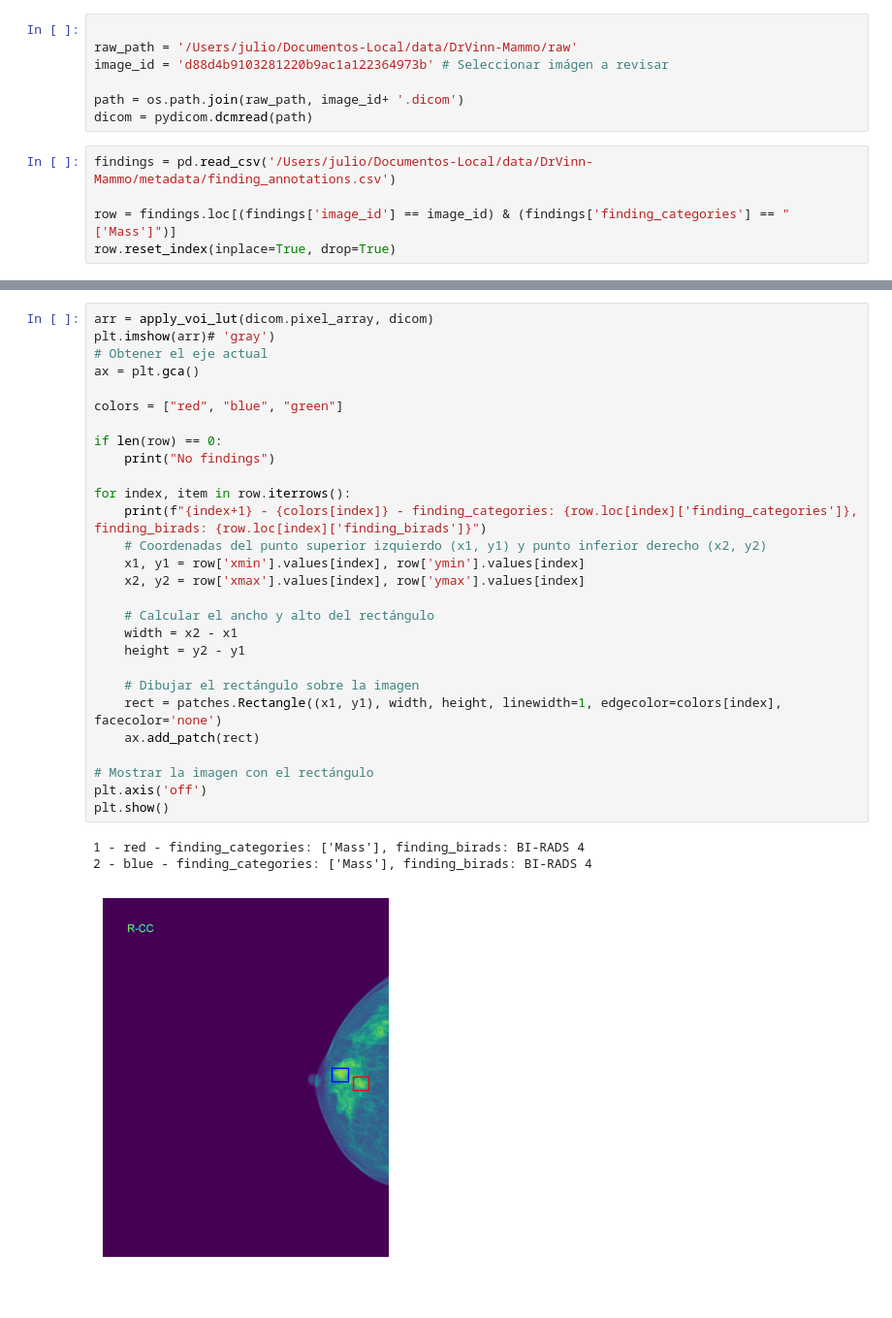
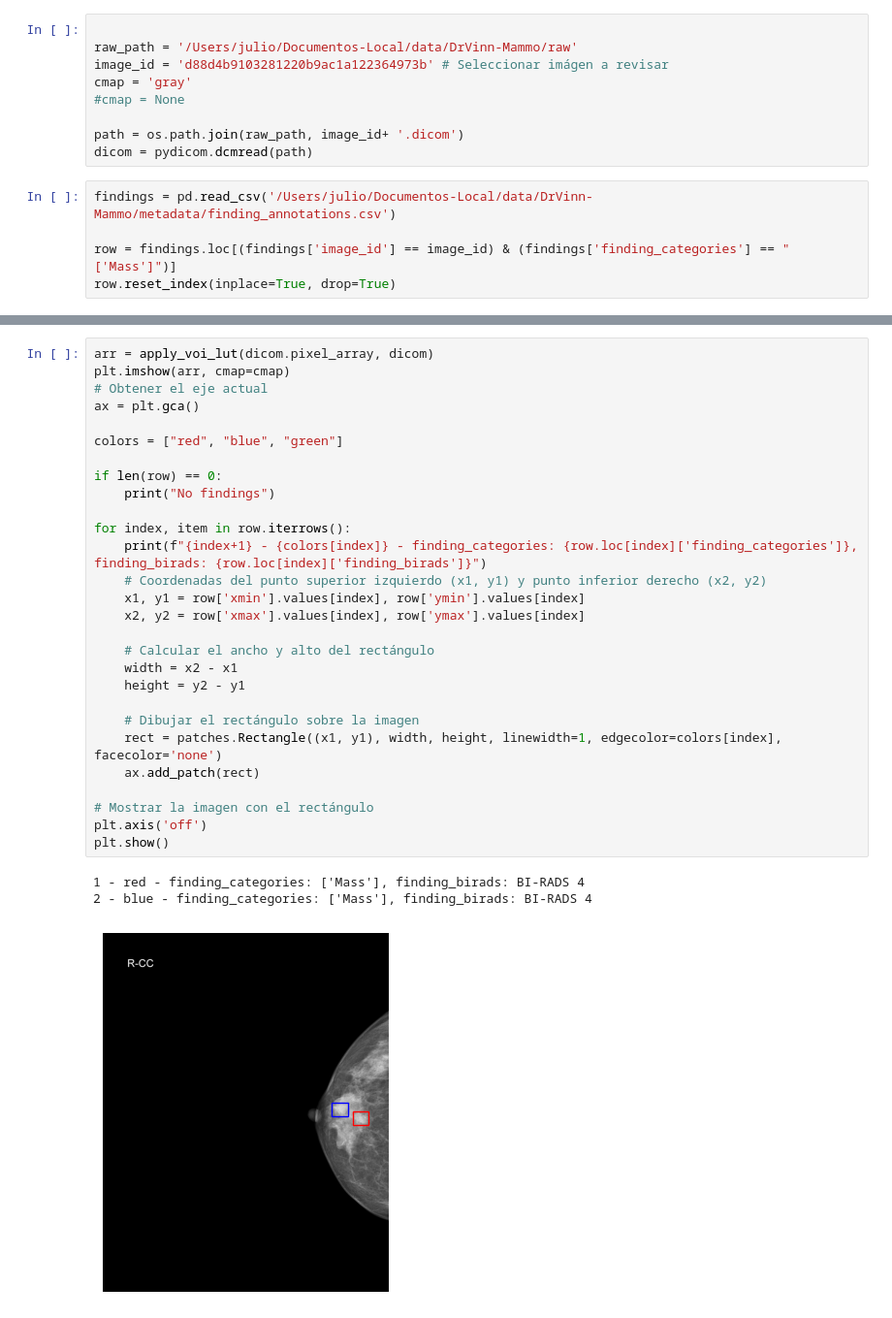
Before and after one commit to Julio-MS/pmm-falp, a Jupyter notebook: Dicom_view.ipynb, the cells around one changed output, grey strips where cells are left out. Shown: that part at 97% size. Saved outputs shown, nothing was run; the diff lists cells and outputs as text.

```diff
--- a/Dicom_view.ipynb
+++ b/Dicom_view.ipynb
@@ -9,6 +9,8 @@ import pandas as pd
 
 raw_path = '/Users/julio/Documentos-Local/data/DrVinn-Mammo/raw'
 image_id = 'd88d4b9103281220b9ac1a122364973b' # Seleccionar imágen a revisar
+cmap = 'gray'
+#cmap = None
 
 path = os.path.join(raw_path, image_id+ '.dicom')
 dicom = pydicom.dcmread(path)
@@ -25,35 +27,35 @@ row
 | 1 | 0cc015fba720993209f0b8843ff98699 | bb22c5a752fc07b28d17f18c4604ae5e | d88d4b9103281220b9ac1a122364973b | R | CC | 3518 | 2800 | BI-RADS 4 | ... |
 # %%
 arr = apply_voi_lut(dicom.pixel_array, dicom)
-plt.imshow(arr)# 'gray')
+plt.imshow(arr, cmap=cmap)
 # Obtener el eje actual
 ax = plt.gca()
 
 colors = ["red", "blue", "green"]
 
 if len(row) == 0:
     print("No findings")
 
 for index, item in row.iterrows():
     print(f"{index+1} - {colors[index]} - finding_categories: {row.loc[index]['finding_categories']}, finding_birads: {row.loc[index]['finding_birads']}")
     # Coordenadas del punto superior izquierdo (x1, y1) y punto inferior derecho (x2, y2)
     x1, y1 = row['xmin'].values[index], row['ymin'].values[index]
     x2, y2 = row['xmax'].values[index], row['ymax'].values[index]
 
     # Calcular el ancho y alto del rectángulo
     width = x2 - x1
     height = y2 - y1
 
     # Dibujar el rectángulo sobre la imagen
     rect = patches.Rectangle((x1, y1), width, height, linewidth=1, edgecolor=colors[index], facecolor='none')
     ax.add_patch(rect)
 
 # Mostrar la imagen con el rectángulo
 plt.axis('off')
 plt.show()
 # %% [output]
 1 - red - finding_categories: ['Mass'], finding_birads: BI-RADS 4
 2 - blue - finding_categories: ['Mass'], finding_birads: BI-RADS 4
-[figure, old version]
+[figure, new version]
 # %%
 arr = apply_voi_lut(dicom.pixel_array, dicom)
```
Also changed, not shown: parts of 1 cell of this notebook.
